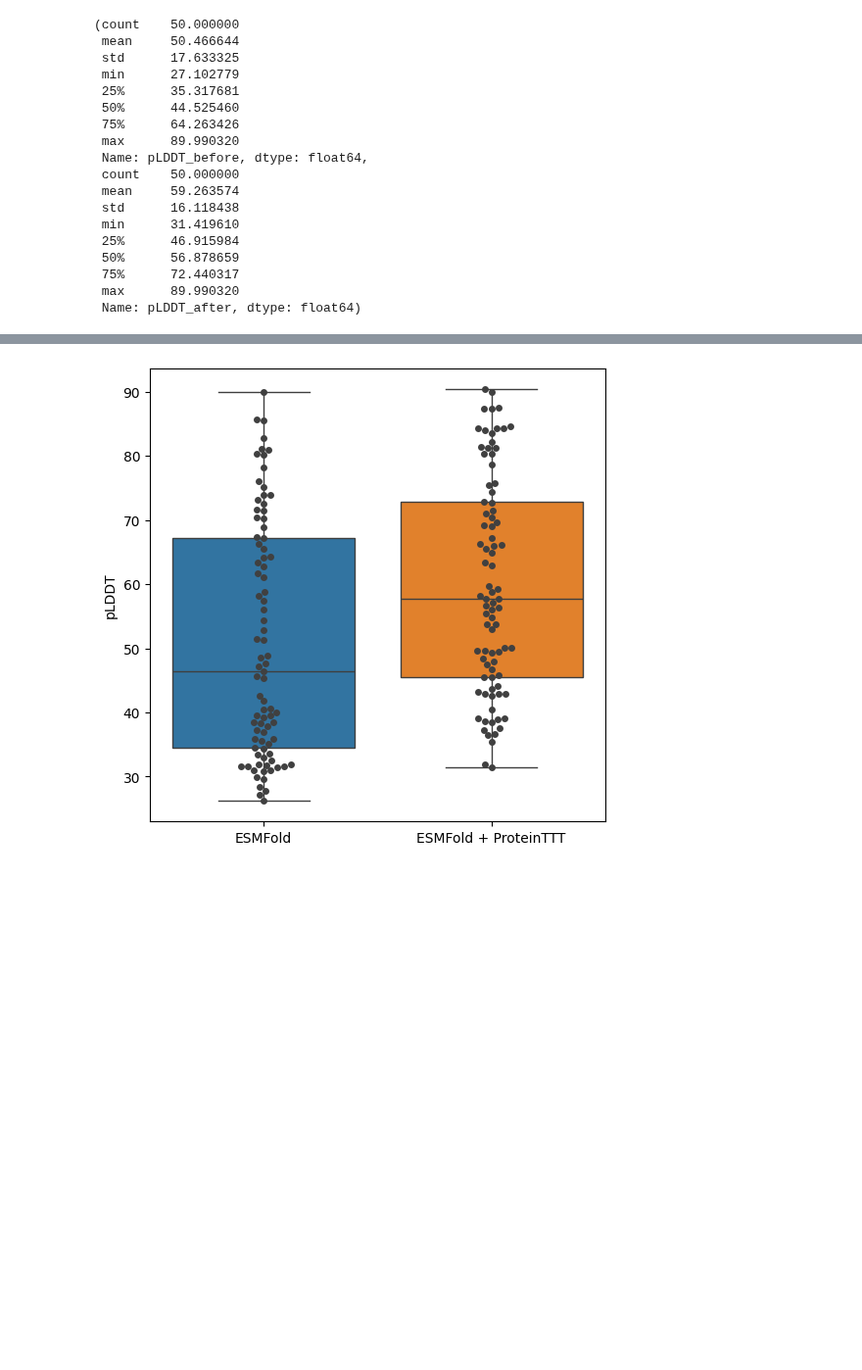
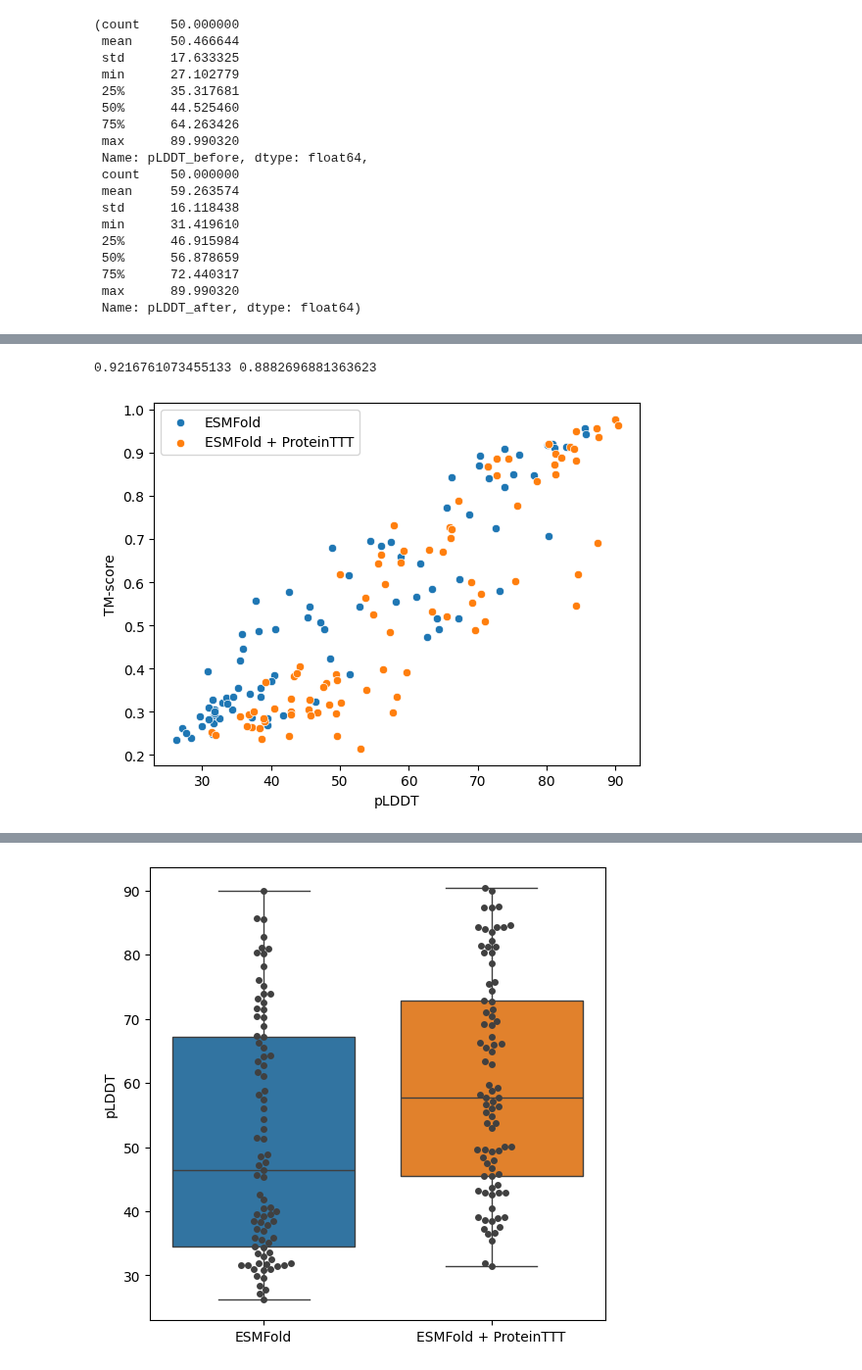
Before and after one commit to pimenol/ProteinTTT, a Jupyter notebook: notebooks/Bfvd.ipynb, the cells around one changed output, grey strips where cells are left out. Shown at 98% size. Saved outputs shown, nothing was run; the diff lists cells and outputs as text; code cells hidden in the pictures; blank space fills up the shorter version.

```diff
--- a/notebooks/Bfvd.ipynb
+++ b/notebooks/Bfvd.ipynb
@@ -166,0 +220,11 @@ Entries with pLDDT before and after: 85
+# %%
+print(np.corrcoef(sub_df['pLDDT_before'], sub_df['tm_score_before'])[0, 1], np.corrcoef(sub_df['pLDDT_after'], y=sub_df['tm_score_after'])[0, 1])
+sns.scatterplot(data=sub_df, x='pLDDT_before', y='tm_score_before', label='ESMFold')
+sns.scatterplot(data=sub_df, x='pLDDT_after', y='tm_score_after', label='ESMFold + ProteinTTT')
+plt.xlabel('pLDDT')
+plt.ylabel('TM-score')
+plt.legend()
+plt.show()
+# %% [output]
+0.9216761073455133 0.8882696881363623
+[figure, added]
```
Also changed, not shown: parts of 12 cells of this notebook.
